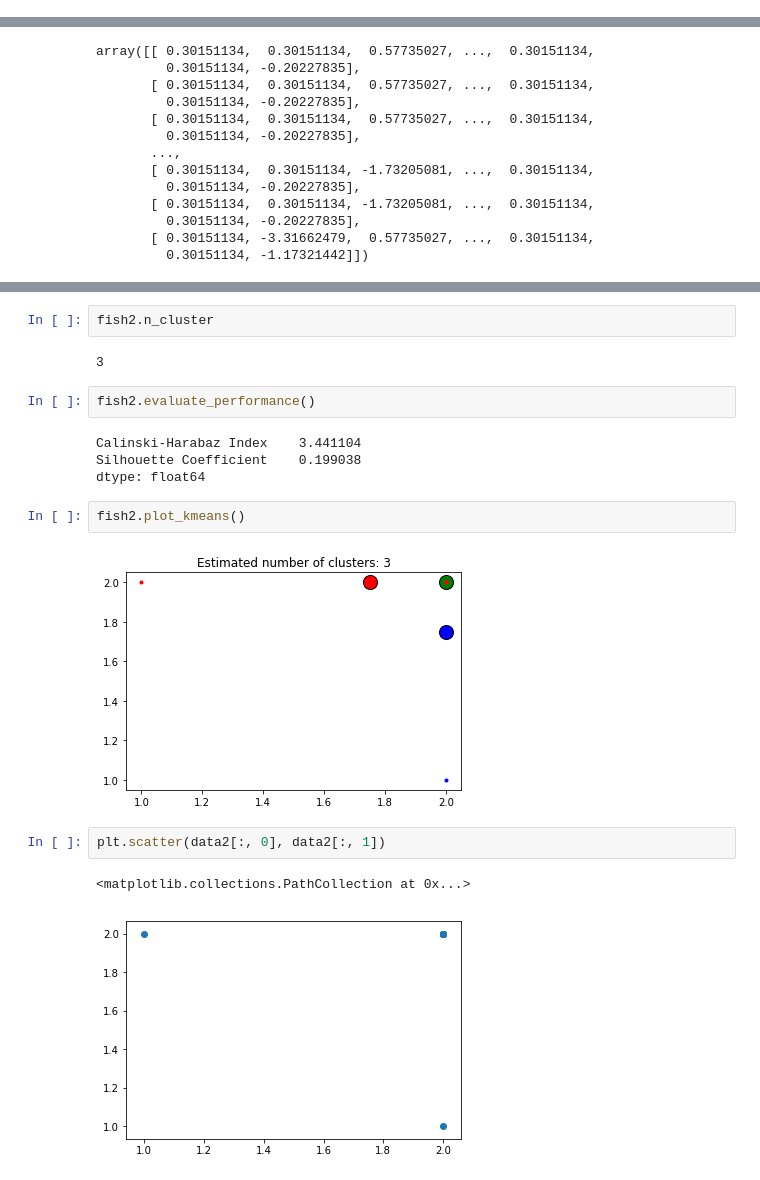
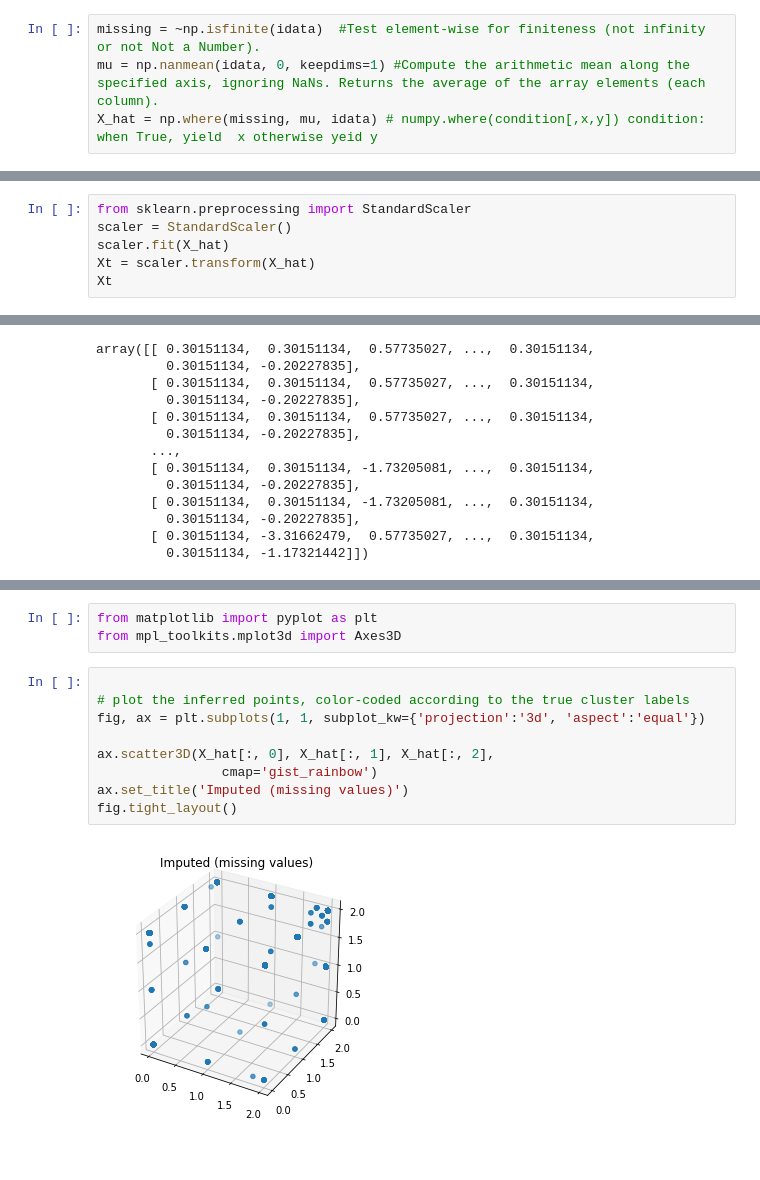
Before and after one commit to kuratanp/Danakilia, a Jupyter notebook: mlclusters/notebooks/mlclusters_nb_v1.ipynb, the cells around one changed output, grey strips where cells are left out. Cells and saved outputs as stored; diff of their text form; blank space fills up the shorter version.

```diff
--- a/mlclusters/notebooks/mlclusters_nb_v1.ipynb
+++ b/mlclusters/notebooks/mlclusters_nb_v1.ipynb
@@ -135,0 +173,4 @@ NameError: name 'fish' is not defined
+# %%
+missing = ~np.isfinite(idata)  #Test element-wise for finiteness (not infinity or not Not a Number).
+mu = np.nanmean(idata, 0, keepdims=1) #Compute the arithmetic mean along the specified axis, ignoring NaNs. Returns the average of the array elements (each column).
+X_hat = np.where(missing, mu, idata) # numpy.where(condition[,x,y]) condition: when True, yield  x otherwise yeid y
@@ -135,0 +189,6 @@ NameError: name 'fish' is not defined
+# %%
+from sklearn.preprocessing import StandardScaler
+scaler = StandardScaler()
+scaler.fit(X_hat)
+Xt = scaler.transform(X_hat)
+Xt
@@ -236,19 +281,14 @@ array([1, 1, 1, 1, 0, 0, 0, 0, 2, 2, 2, 2], dtype=int32)
-# %%
-fish2.n_cluster
-# %% [output]
-3
-# %%
-fish2.evaluate_performance()
-# %% [output]
-Calinski-Harabaz Index    3.441104
-Silhouette Coefficient    0.199038
-dtype: float64
-# %%
-fish2.plot_kmeans()
-# %% [output]
-[figure, removed]
-# %%
-plt.scatter(data2[:, 0], data2[:, 1])
-# %% [output]
-<matplotlib.collections.PathCollection at 0x...>
-[figure, removed]
+# %%
+from matplotlib import pyplot as plt
+from mpl_toolkits.mplot3d import Axes3D
+# %%
+
+# plot the inferred points, color-coded according to the true cluster labels
+fig, ax = plt.subplots(1, 1, subplot_kw={'projection':'3d', 'aspect':'equal'})
+
+ax.scatter3D(X_hat[:, 0], X_hat[:, 1], X_hat[:, 2],
+                cmap='gist_rainbow')
+ax.set_title('Imputed (missing values)')
+fig.tight_layout()
+# %% [output]
+[figure, added]
```
Also changed, not shown: parts of 39 cells of this notebook.
